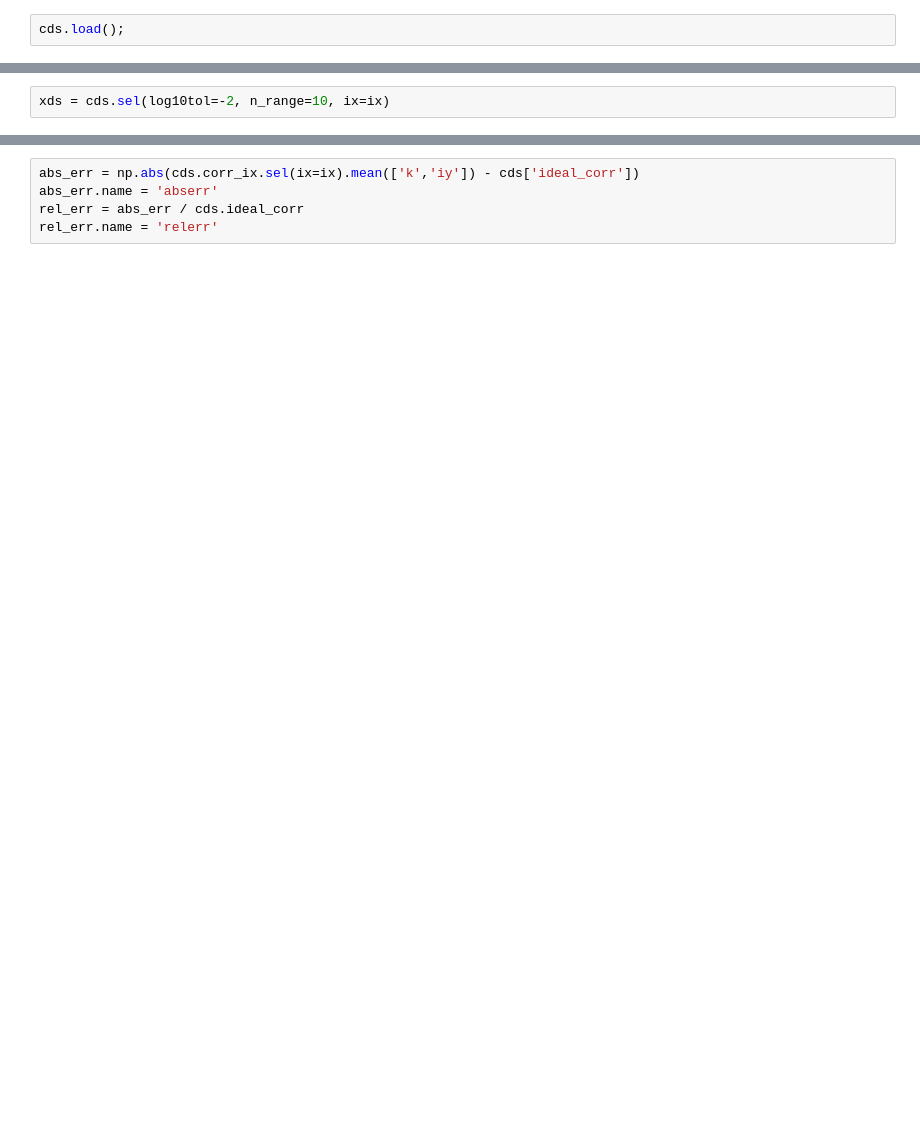
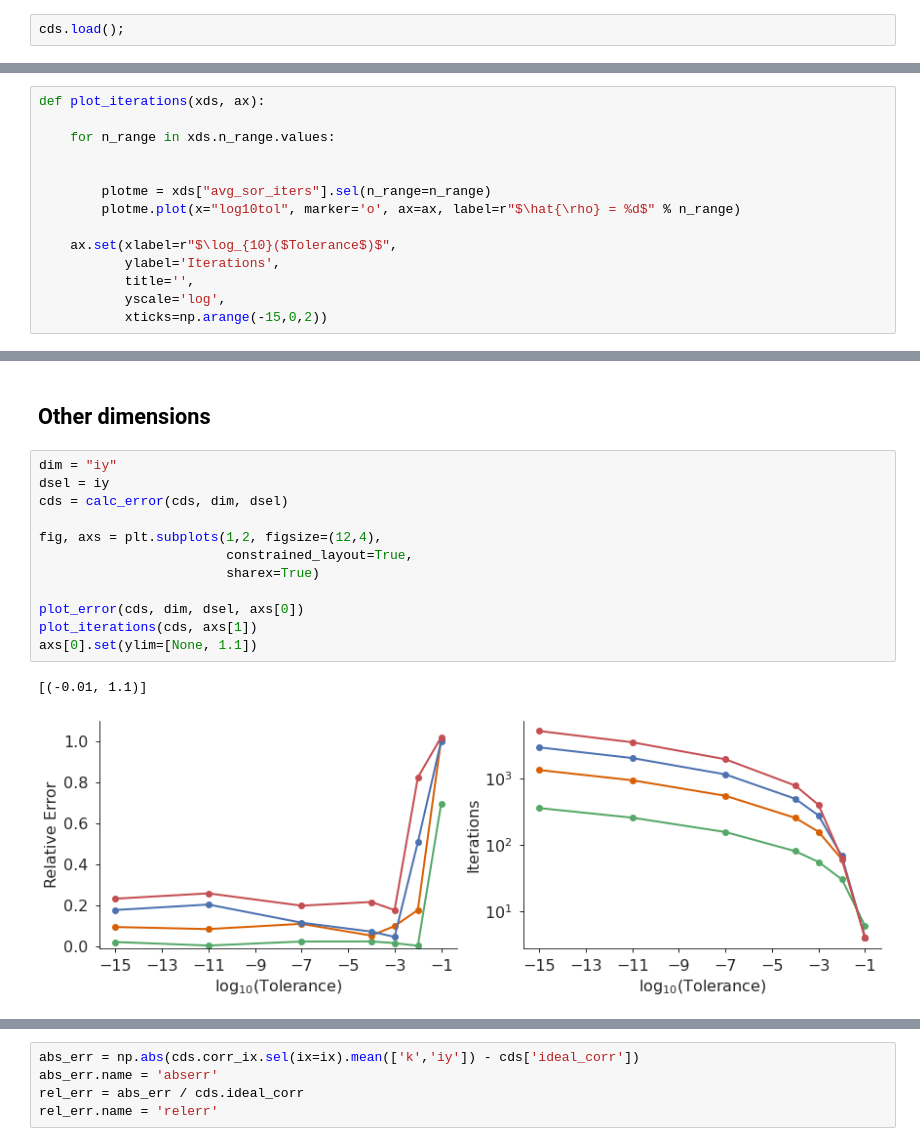
Before and after one commit to timothyas/generic-matern-covariance, a Jupyter notebook: src/plot_llc_matern_theory_tol.ipynb, the cells around one changed output, grey strips where cells are left out. Cells and saved outputs as stored; diff of their text form; blank space fills up the shorter version.

```diff
--- a/src/plot_llc_matern_theory_tol.ipynb
+++ b/src/plot_llc_matern_theory_tol.ipynb
@@ -313,2 +42,0 @@ sns.boxplot(x='log10tol', hue='n_range', y='corr_ix_error', data=df, showfliers=
-# %%
-xds = cds.sel(log10tol=-2, n_range=10, ix=ix)
@@ -316,0 +77,14 @@ xx = cds.corr_ix.sel(ix=ix).mean(['k','iy'])
+# %%
+def plot_iterations(xds, ax):
+
+    for n_range in xds.n_range.values:
+
+
+        plotme = xds["avg_sor_iters"].sel(n_range=n_range)
+        plotme.plot(x="log10tol", marker='o', ax=ax, label=r"$\hat{\rho} = %d$" % n_range)
+
+    ax.set(xlabel=r"$\log_{10}($Tolerance$)$",
+           ylabel='Iterations',
+           title='',
+           yscale='log',
+           xticks=np.arange(-15,0,2))
@@ -316,0 +121,17 @@ xx = cds.corr_ix.sel(ix=ix).mean(['k','iy'])
+# %% [markdown]
+## Other dimensions
+# %%
+dim = "iy"
+dsel = iy
+cds = calc_error(cds, dim, dsel)
+
+fig, axs = plt.subplots(1,2, figsize=(12,4),
+                        constrained_layout=True,
+                        sharex=True)
+
+plot_error(cds, dim, dsel, axs[0])
+plot_iterations(cds, axs[1])
+axs[0].set(ylim=[None, 1.1])
+# %% [output]
+[(-0.01, 1.1)]
+[figure, added]
```
Also changed, not shown: parts of 64 cells of this notebook, 1 other file.
